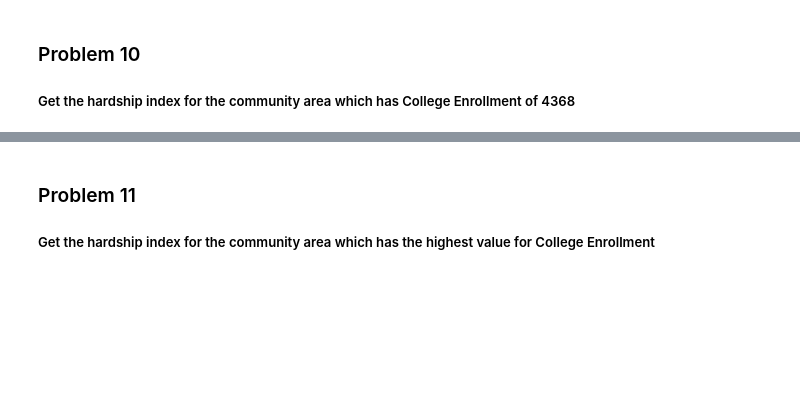
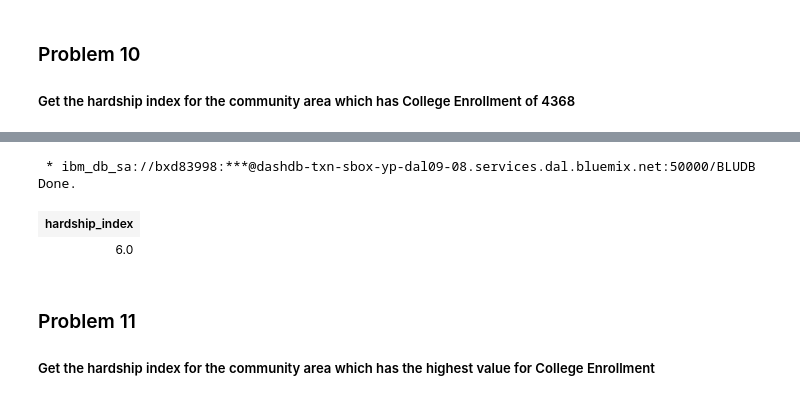
Before and after one commit to mjalalimanesh/IBM-SQL-DB2-Course, a Jupyter notebook: DB0201EN-Week4-1-1-RealDataPractice.ipynb, the cells around one changed output, grey strips where cells are left out. Saved outputs shown, nothing was run; the diff lists cells and outputs as text; code cells hidden in the pictures; blank space fills up the shorter version.

```diff
--- a/DB0201EN-Week4-1-1-RealDataPractice.ipynb
+++ b/DB0201EN-Week4-1-1-RealDataPractice.ipynb
@@ -441,3 +411,14 @@ select hardship_index
+# %%
+%%sql
+select hardship_index
+   from chicago_socioeconomic_data CD, CHICAGO_PUBLIC_SCHOOLS CPS
+   where CD.ca = CPS.community_area_number
+      and college_enrollment = 4368
+# %% [output]
+ * ibm_db_sa://bxd83998:***@dashdb-txn-sbox-yp-dal09-08.services.dal.bluemix.net:50000/BLUDB
+Done.
+| hardship_index |
+| 6.0 |
 # %% [markdown]
 ### Problem 11
 
```
Also changed, not shown: parts of 10 cells of this notebook.
